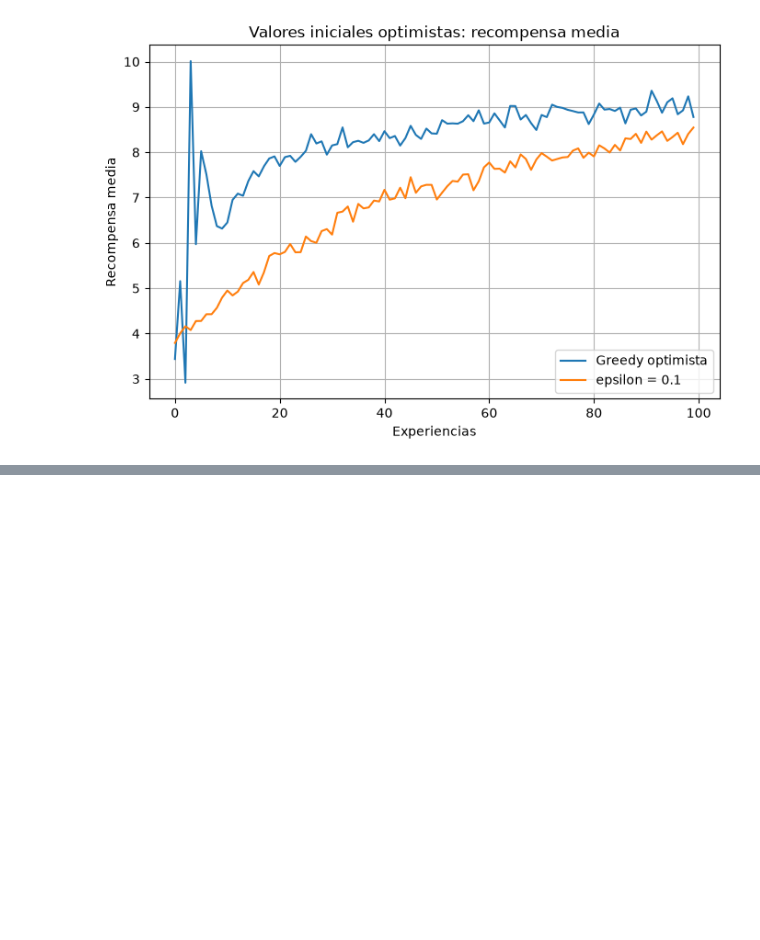
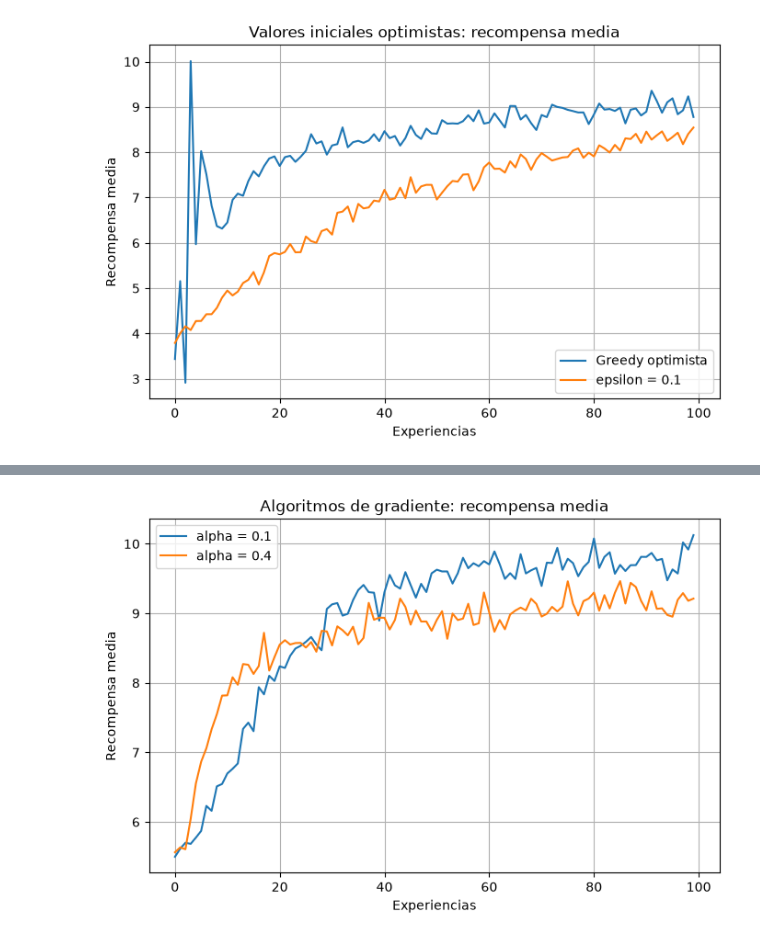
Before and after one commit to nicolasDavalos/sis420_2_2026_davalos_nicolas, a Jupyter notebook: examen_2do_parcial/frutito.ipynb, the cells around one changed output, grey strips where cells are left out. Cells and saved outputs as stored; diff of their text form; code cells hidden in the pictures; blank space fills up the shorter version.

```diff
--- a/examen_2do_parcial/frutito.ipynb
+++ b/examen_2do_parcial/frutito.ipynb
@@ -226,0 +297,3 @@ plt.show()
+# %%
+def softmax(x):
+    return np.exp(x) / sum(np.exp(x))
@@ -226,0 +336,12 @@ plt.show()
+# %%
+plt.figure(figsize=(8, 5))
+for i, alpha in enumerate(alphas):
+    plt.plot(recompensas_medias[i], label=f'alpha = {alpha}')
+plt.legend()
+plt.grid(True)
+plt.xlabel('Experiencias')
+plt.ylabel('Recompensa media')
+plt.title('Algoritmos de gradiente: recompensa media')
+plt.show()
+# %% [output]
+[figure, added]
```
Also changed, not shown: parts of 11 cells of this notebook, 1 other file.
